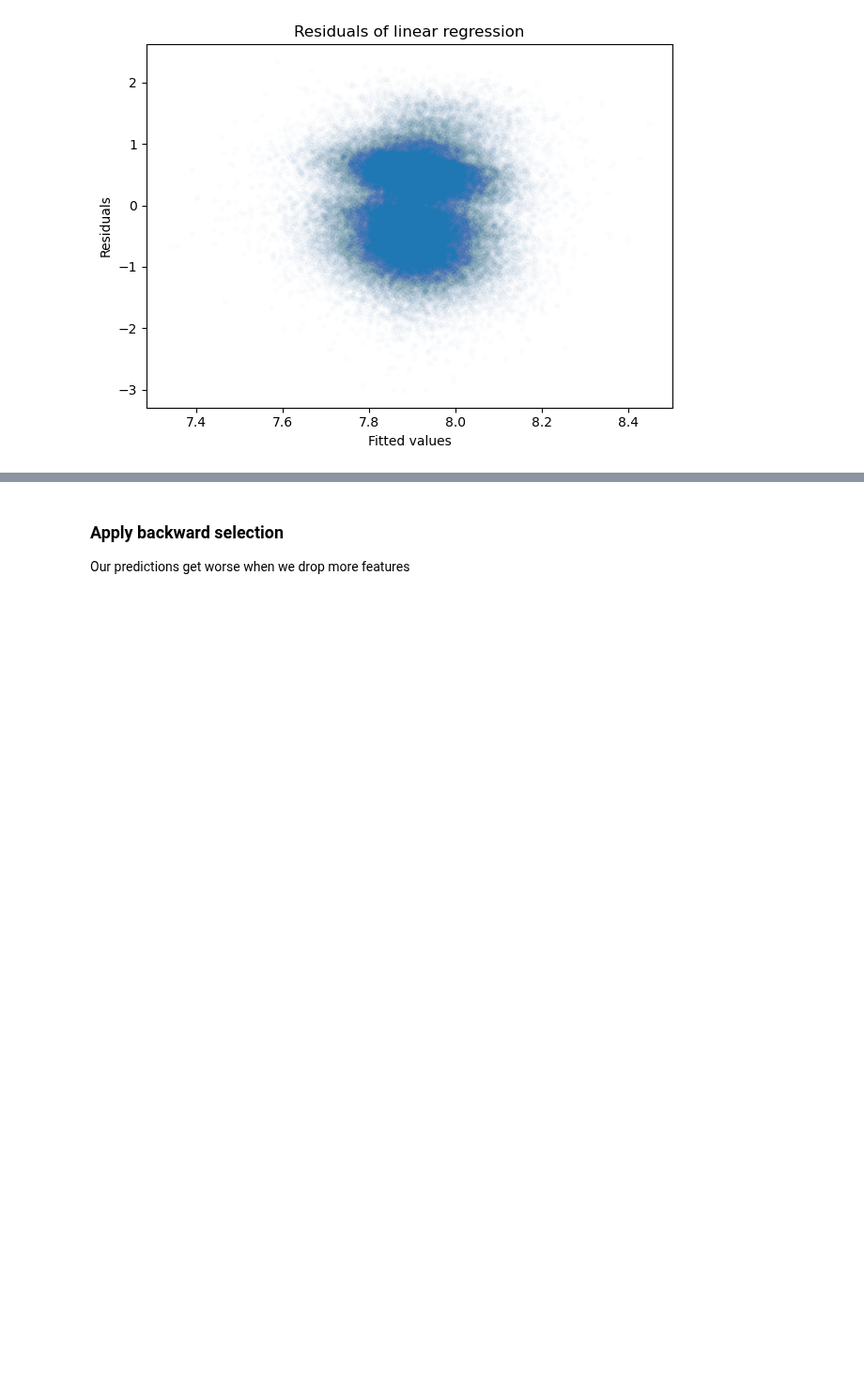
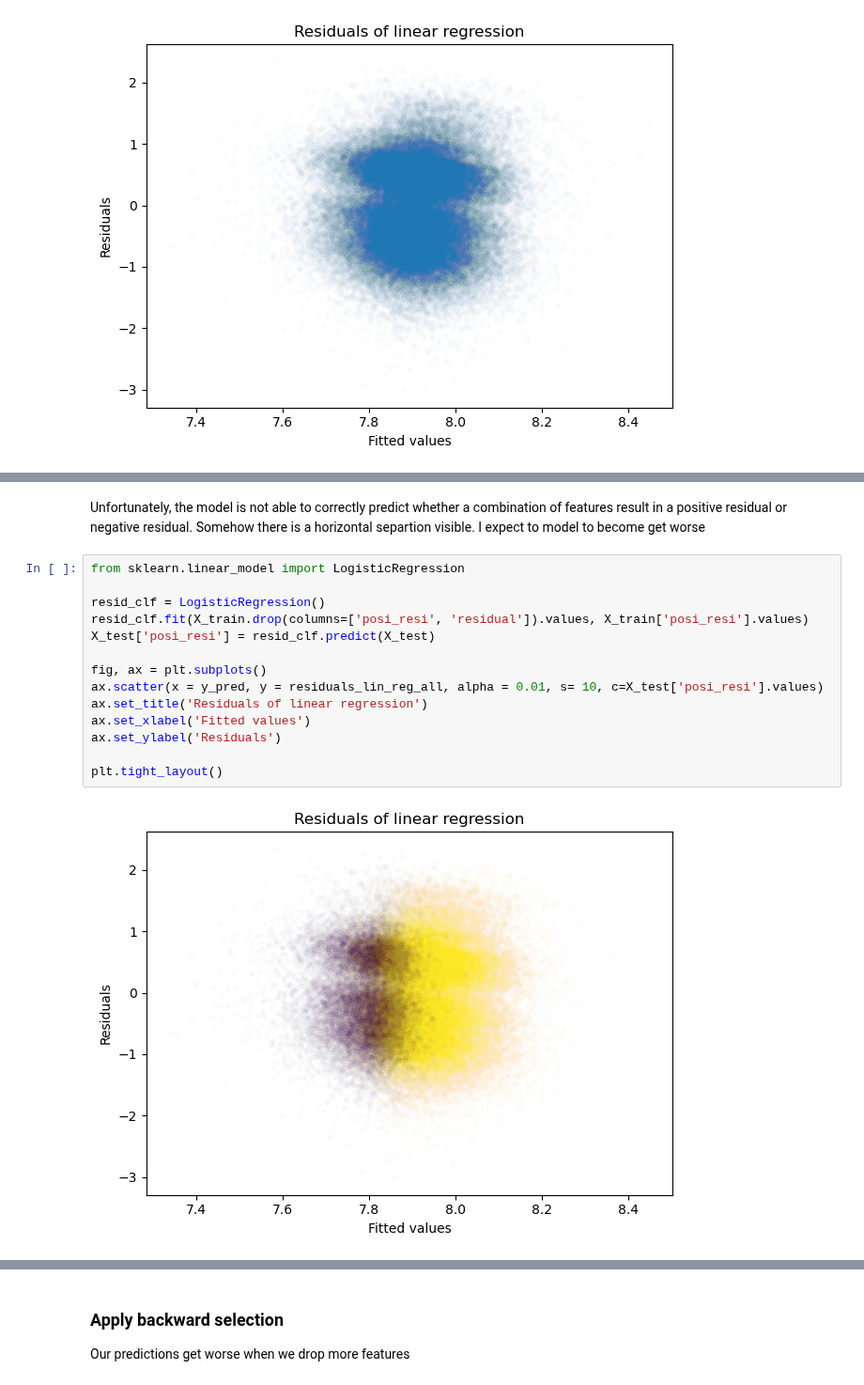
Before and after one commit to luukvanroessel/ML, a Jupyter notebook: practice/playground_series/jan_2021/analysis.ipynb, the cells around one changed output, grey strips where cells are left out. Shown at 94% size. Saved outputs shown, nothing was run; the diff lists cells and outputs as text; blank space fills up the shorter version.

```diff
--- a/practice/playground_series/jan_2021/analysis.ipynb
+++ b/practice/playground_series/jan_2021/analysis.ipynb
@@ -130,0 +163,18 @@ plt.tight_layout()
+# %% [markdown]
+Unfortunately, the model is not able to correctly predict whether a combination of features result in a positive residual or negative residual. Somehow there is a horizontal separtion visible. I expect to model to become get worse
+# %%
+from sklearn.linear_model import LogisticRegression
+
+resid_clf = LogisticRegression()
+resid_clf.fit(X_train.drop(columns=['posi_resi', 'residual']).values, X_train['posi_resi'].values)
+X_test['posi_resi'] = resid_clf.predict(X_test)
+
+fig, ax = plt.subplots()
+ax.scatter(x = y_pred, y = residuals_lin_reg_all, alpha = 0.01, s= 10, c=X_test['posi_resi'].values)
+ax.set_title('Residuals of linear regression')
+ax.set_xlabel('Fitted values')
+ax.set_ylabel('Residuals')
+
+plt.tight_layout()
+# %% [output]
+[figure, added]
```
Also changed, not shown: parts of 8 cells of this notebook.
